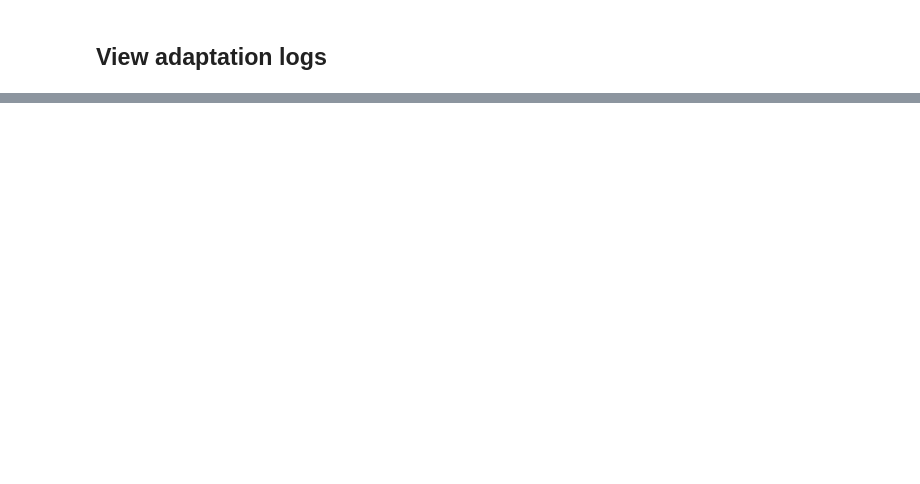
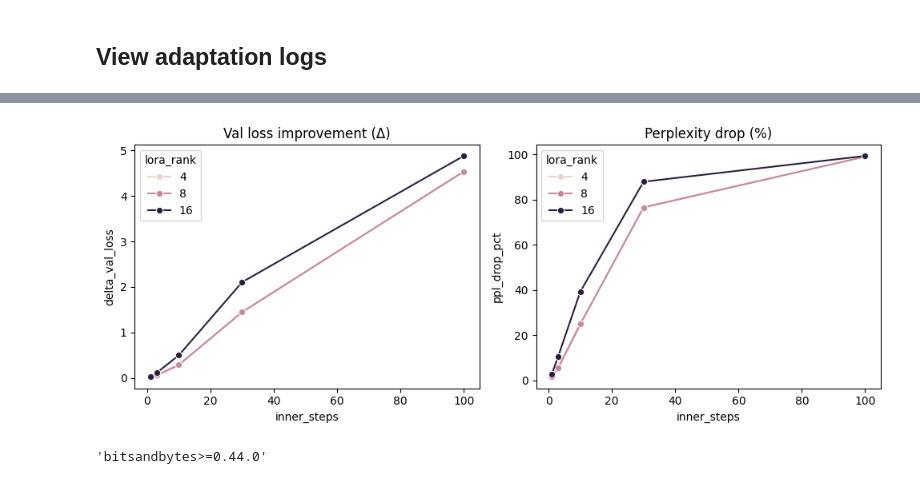
Before and after one commit to Hussain0327/Scaling-law-research, a Jupyter notebook: AI_Research.ipynb, the cells around one changed output, grey strips where cells are left out. Saved outputs shown, nothing was run; the diff lists cells and outputs as text; code cells hidden in the pictures; blank space fills up the shorter version.

```diff
--- a/AI_Research.ipynb
+++ b/AI_Research.ipynb
@@ -83,0 +217,19 @@ Runs short inner-loop updates and logs metrics to JSONL.
+# %%
+import json, math, pandas as pd, seaborn as sns, matplotlib.pyplot as plt
+df = pd.read_json('results/gpt2_seal/adapt.jsonl', lines=True)
+df['ppl_before'] = df['val_before'].apply(math.exp)
+df['ppl_after'] = df['val_after'].apply(math.exp)
+df['ppl_drop_pct'] = (df['ppl_before'] - df['ppl_after']) / df['ppl_before'] * 100
+fig, ax = plt.subplots(1, 2, figsize=(10,4))
+sns.lineplot(data=df, x='inner_steps', y='delta_val_loss', hue='lora_rank', marker='o', ax=ax[0])
+ax[0].set_title('Val loss improvement (Δ)')
+sns.lineplot(data=df, x='inner_steps', y='ppl_drop_pct', hue='lora_rank', marker='o', ax=ax[1])
+ax[1].set_title('Perplexity drop (%)')
+plt.tight_layout(); plt.show()
+# %% [output]
+[figure, added]
+# %%
+!pip -q install "transformers<5,>=4.44.0" "datasets>=2.15,<3" "peft>=0.8,<0.13" "accelerate>=0.27,<1"
+"bitsandbytes>=0.44.0"
+# %% [output]
+'bitsandbytes>=0.44.0'
```
Also changed, not shown: parts of 24 cells of this notebook.
